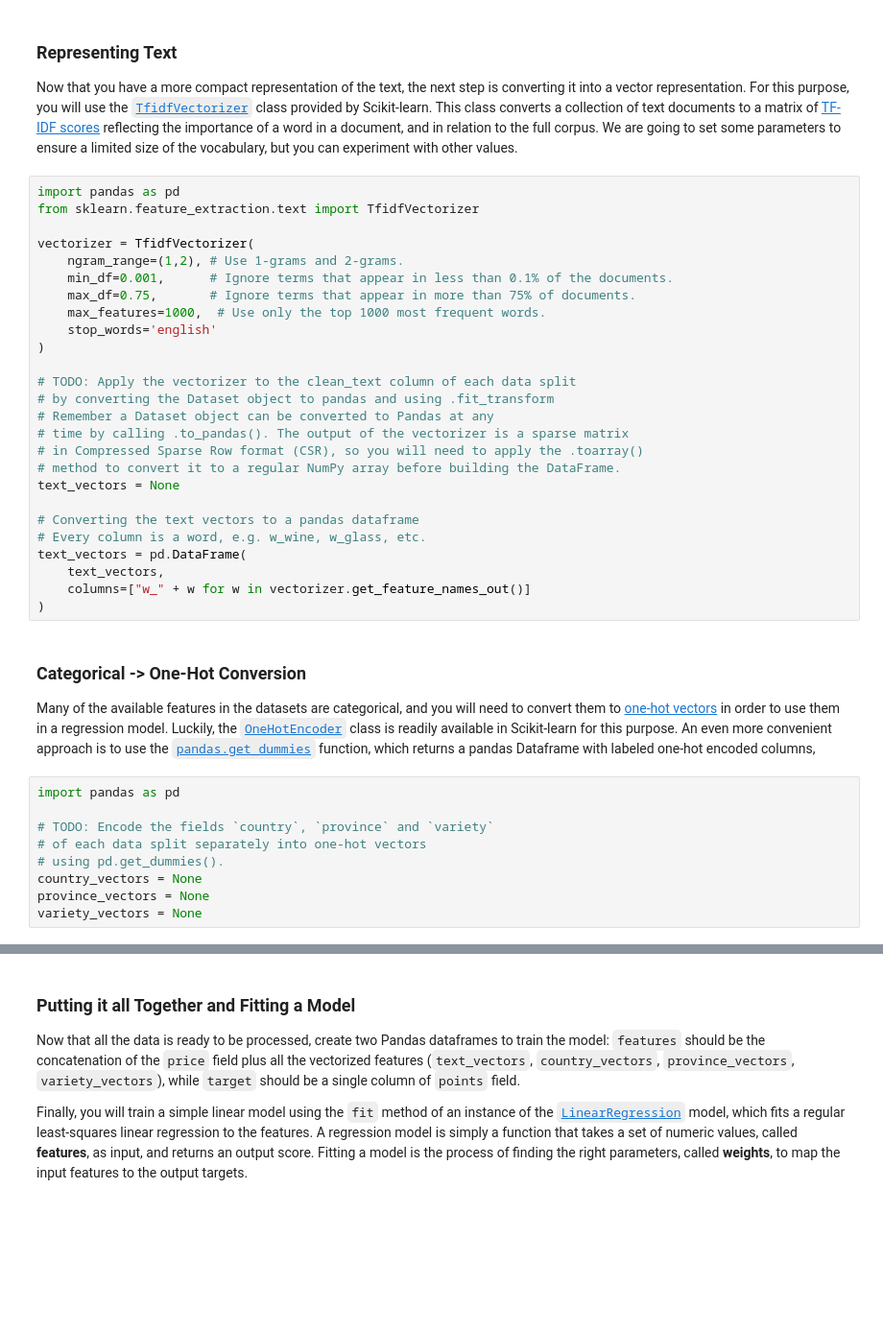
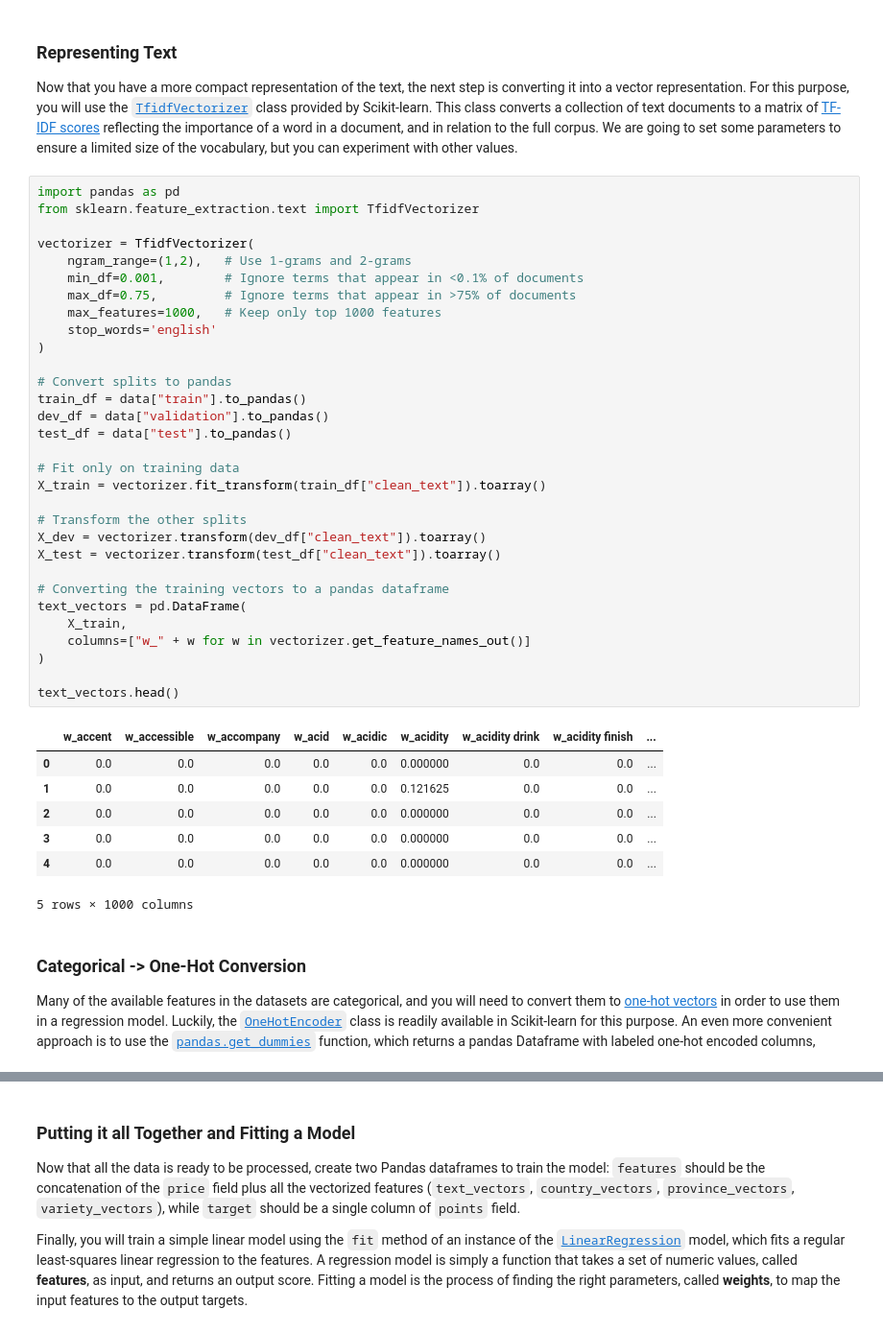
Before and after one commit to matildecmp/IK-NLP-Portfolios, a Jupyter notebook: notebooks/W4E_NonTextual_Information.ipynb, the cells around one changed output, grey strips where cells are left out. Shown: that part at 96% size. Cells and saved outputs as stored; diff of their text form; blank space fills up the shorter version.

```diff
--- a/notebooks/W4E_NonTextual_Information.ipynb
+++ b/notebooks/W4E_NonTextual_Information.ipynb
@@ -137,39 +137,43 @@ Now that you have a more compact representation of the text, the next step is co
 # %%
 import pandas as pd
 from sklearn.feature_extraction.text import TfidfVectorizer
 
 vectorizer = TfidfVectorizer(
-    ngram_range=(1,2), # Use 1-grams and 2-grams.
-    min_df=0.001,      # Ignore terms that appear in less than 0.1% of the documents.
-    max_df=0.75,       # Ignore terms that appear in more than 75% of documents.
-    max_features=1000,  # Use only the top 1000 most frequent words.
+    ngram_range=(1,2),   # Use 1-grams and 2-grams
+    min_df=0.001,        # Ignore terms that appear in <0.1% of documents
+    max_df=0.75,         # Ignore terms that appear in >75% of documents
+    max_features=1000,   # Keep only top 1000 features
     stop_words='english'
 )
 
-# TODO: Apply the vectorizer to the clean_text column of each data split
-# by converting the Dataset object to pandas and using .fit_transform
-# Remember a Dataset object can be converted to Pandas at any
-# time by calling .to_pandas(). The output of the vectorizer is a sparse matrix
-# in Compressed Sparse Row format (CSR), so you will need to apply the .toarray()
-# method to convert it to a regular NumPy array before building the DataFrame.
-text_vectors = None
+# Convert splits to pandas
+train_df = data["train"].to_pandas()
+dev_df = data["validation"].to_pandas()
+test_df = data["test"].to_pandas()
 
-# Converting the text vectors to a pandas dataframe
-# Every column is a word, e.g. w_wine, w_glass, etc.
+# Fit only on training data
+X_train = vectorizer.fit_transform(train_df["clean_text"]).toarray()
+
+# Transform the other splits
+X_dev = vectorizer.transform(dev_df["clean_text"]).toarray()
+X_test = vectorizer.transform(test_df["clean_text"]).toarray()
+
+# Converting the training vectors to a pandas dataframe
 text_vectors = pd.DataFrame(
-    text_vectors,
+    X_train,
     columns=["w_" + w for w in vectorizer.get_feature_names_out()]
 )
+
+text_vectors.head()
+# %% [output]
+|  | w_accent | w_accessible | w_accompany | w_acid | w_acidic | w_acidity | w_acidity drink | w_acidity finish | ... |
+| 0 | 0.0 | 0.0 | 0.0 | 0.0 | 0.0 | 0.000000 | 0.0 | 0.0 | ... |
+| 1 | 0.0 | 0.0 | 0.0 | 0.0 | 0.0 | 0.121625 | 0.0 | 0.0 | ... |
+| 2 | 0.0 | 0.0 | 0.0 | 0.0 | 0.0 | 0.000000 | 0.0 | 0.0 | ... |
+| 3 | 0.0 | 0.0 | 0.0 | 0.0 | 0.0 | 0.000000 | 0.0 | 0.0 | ... |
+| 4 | 0.0 | 0.0 | 0.0 | 0.0 | 0.0 | 0.000000 | 0.0 | 0.0 | ... |
+5 rows × 1000 columns
 # %% [markdown]
 ### Categorical -> One-Hot Conversion
 
 Many of the available features in the datasets are categorical, and you will need to convert them to [one-hot vectors](https://machinelearningmastery.com/why-one-hot-encode-data-in-machine-learning/) in order to use them in a regression model. Luckily, the [`OneHotEncoder`](https://scikit-learn.org/stable/modules/generated/sklearn.preprocessing.OneHotEncoder.html) class is readily available in Scikit-learn for this purpose. An even more convenient approach is to use the [`pandas.get_dummies`](https://pandas.pydata.org/pandas-docs/stable/reference/api/pandas.get_dummies.html) function, which returns a pandas Dataframe with labeled one-hot encoded columns,
-# %%
-import pandas as pd
-
-# TODO: Encode the fields `country`, `province` and `variety`
-# of each data split separately into one-hot vectors
-# using pd.get_dummies().
-country_vectors = None
-province_vectors = None
-variety_vectors = None
```
Also changed, not shown: parts of 2 cells of this notebook.
